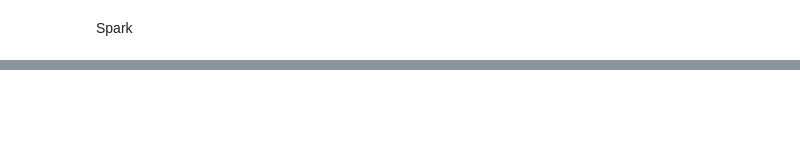
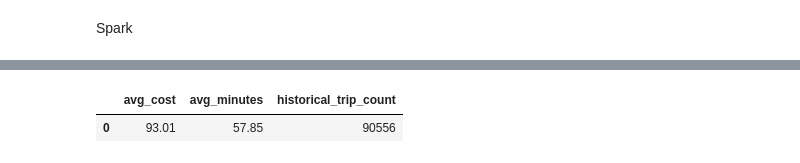
Before and after one commit to nisaklsoglu/NYC-Taxi-Bench, a Jupyter notebook: data_preprocessing.ipynb, the cells around one changed output, grey strips where cells are left out. Drawn from its saved outputs; the diff is of its cells as text; code cells hidden in the pictures; blank space fills up the shorter version.

```diff
--- a/data_preprocessing.ipynb
+++ b/data_preprocessing.ipynb
@@ -212,0 +446,98 @@ Sonuçlar:
+# %%
+import time
+import os
+import pyarrow.dataset as ds
+import pandas as pd
+from pyspark.sql import functions as F
+
+CLEAN_DATA_PATH = "data/clean/yellow_tripdata_2023/"
+LOOKUP_PATH = "data/raw/taxi_zone_lookup.csv"
+
+# 1. Dispatcher (Akıllı Yönlendirici) Sınıfı
+class QueryDispatcher:
+    def __init__(self, spark_session, datafusion_context):
+        self.spark = spark_session
+        self.ctx = datafusion_context
+
+    def estimate_data_size_gb(self, path):
+        """Klasörün toplam boyutunu MB cinsinden hesaplayıp GB'a çevirir"""
+        total_size = 0
+        for dirpath, _, filenames in os.walk(path):
+            for f in filenames:
+                fp = os.path.join(dirpath, f)
+                if os.path.exists(fp):
+                    total_size += os.path.getsize(fp)
+        return total_size / (1024 * 1024 * 1024)
+
+    def route_and_execute(self, query_type, pickup_loc=None, dropoff_loc=None):
+        """
+        Kural tabanlı dispatcher mantığı:
+        - Veri hacmi 1 GB altı ve basit filtre ise -> DataFusion
+        - Ağır join veya tüm yılın taranacağı karmaşık işlemler -> Spark
+        """
+        data_size_gb = self.estimate_data_size_gb(CLEAN_DATA_PATH)
+        print(f"[Dispatcher] Analiz Edilen Veri Boyutu: {data_size_gb:.2f} GB")
+
+        # Kural 1: Karmaşık Join ve Agregasyon içeren genel analizler için Spark tercih edilir
+        if query_type == "complex_join":
+            print("[Dispatcher] Karar: Karmaşık JOIN ve Agregasyon tespit edildi -> Apache Spark yönlendiriliyor.")
+            return self._run_spark_join()
+
+        # Kural 2: Belirli bir rota için nokta atışı filtreleme (~1 GB altı) -> DataFusion
+        elif query_type == "point_estimation" and data_size_gb < 5.0:
+            print("[Dispatcher] Karar: Nokta atışı tahmin sorgusu ve uygun veri boyutu -> DataFusion yönlendiriliyor.")
+            return self._run_datafusion_estimation(pickup_loc, dropoff_loc)
+
+        else:
+            print("[Dispatcher] Karar: Varsayılan olarak Apache Spark çalıştırılıyor.")
+            return self._run_spark_join()
+
+    def _run_spark_join(self):
+        t0 = time.perf_counter()
+        sdf = self.spark.read.parquet(CLEAN_DATA_PATH)
+        lookup_df = self.spark.read.csv(LOOKUP_PATH, header=True, inferSchema=True)
+
+        res = (sdf
+            .join(F.broadcast(lookup_df), sdf.PULocationID == lookup_df.LocationID, "inner")
+            .groupBy("Zone")
+            .agg(
+                F.round(F.avg("total_amount"), 2).alias("avg_cost"),
+                F.count("*").alias("trip_count")
+            )
+            .orderBy(F.col("trip_count").desc())
+            .limit(5)
+            .toPandas())
+        elapsed = time.perf_counter() - t0
+        return "Apache Spark", elapsed, res
+
+    def _run_datafusion_estimation(self, p_loc, d_loc):
+        t0 = time.perf_counter()
+        table_name = f"clean_taxi_{int(time.time())}"
+        dataset = ds.dataset(CLEAN_DATA_PATH, format="parquet", partitioning="hive")
+        self.ctx.register_dataset(table_name, dataset)
+
+        query = f"""
+            SELECT
+                ROUND(CAST(AVG(total_amount) AS DOUBLE), 2) as avg_cost,
+                ROUND(CAST(AVG(trip_duration_seconds) / 60.0 AS DOUBLE), 2) as avg_minutes,
+                COUNT(*) as historical_trip_count
+            FROM {table_name}
+            WHERE "PULocationID" = {p_loc} AND "DOLocationID" = {d_loc}
+        """
+        res = self.ctx.sql(query).to_pandas()
+        elapsed = time.perf_counter() - t0
+        return "DataFusion", elapsed, res
+
+# 2. Dispatcher Test Ediliyor
+dispatcher = QueryDispatcher(spark, ctx)
+
+print("--- SENARYO 1: Karmaşık Join Sorgusu ---")
+engine_used, duration, result = dispatcher.route_and_execute(query_type="complex_join")
+print(f"Kazanan Motor: {engine_used} | Süre: {duration:.3f} sn\n")
+display(result)
+
+print("\n--- SENARYO 2: Nokta Atışı Rota Tahmini (JFK -> Times Square) ---")
+engine_used, duration, result = dispatcher.route_and_execute(query_type="point_estimation", pickup_loc=132, dropoff_loc=230)
+print(f"Kazanan Motor: {engine_used} | Süre: {duration:.3f} sn\n")
+display(result)
+# %% [output]
@@ -212,0 +558,2 @@ Sonuçlar:
+|  | avg_cost | avg_minutes | historical_trip_count |
+| 0 | 93.01 | 57.85 | 90556 |
```
Also changed, not shown: parts of 29 cells of this notebook, 59 other files.
